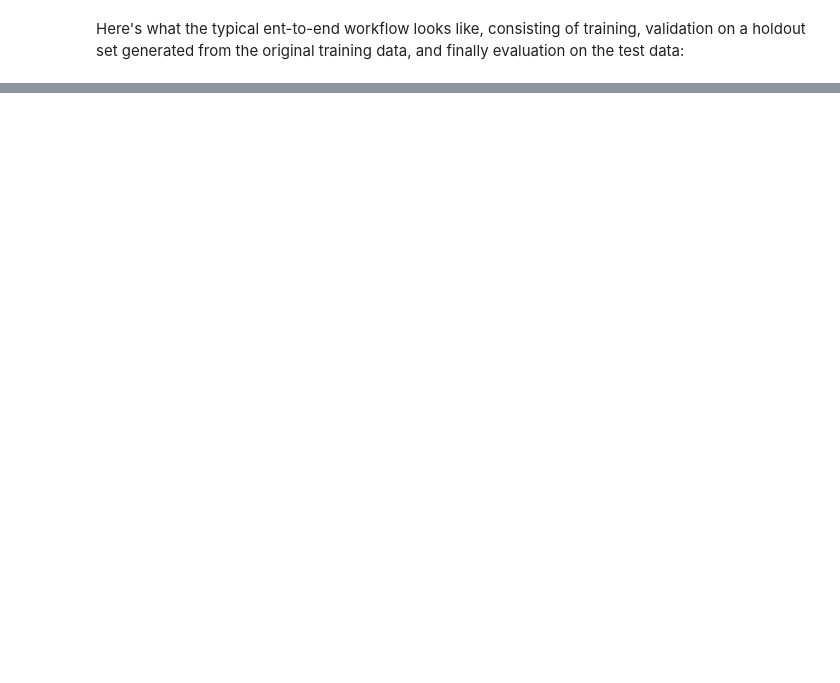
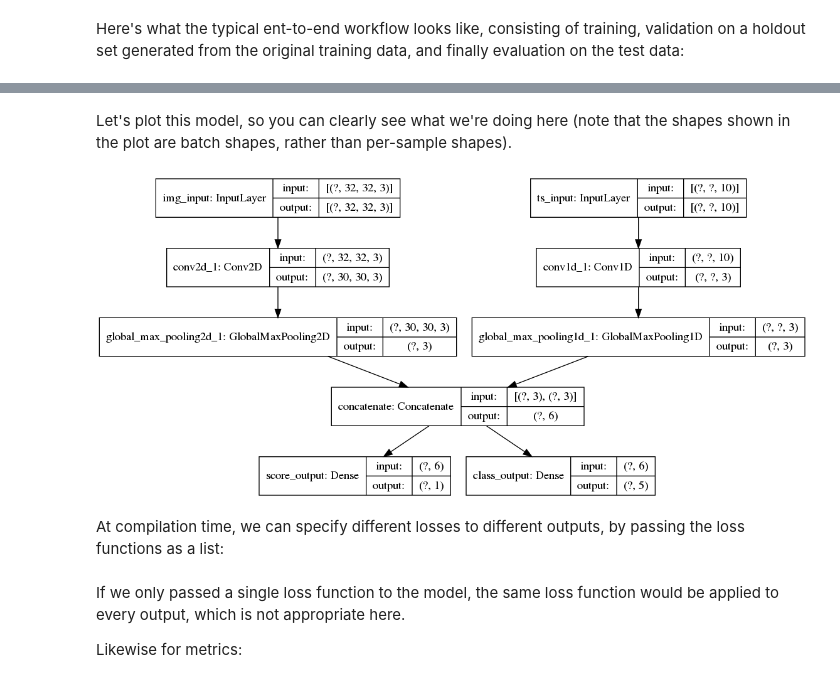
Before and after one commit to JKeun/tf2-keras-tutorials, a Jupyter notebook: notebooks/keras-guide/tarin-and-evalutate-with-Keras.ipynb, the cells around one changed output, grey strips where cells are left out. Cells and saved outputs as stored; diff of their text form; code cells hidden in the pictures; blank space fills up the shorter version.

Commit message:
add keras-key-features

```diff
--- a/notebooks/keras-guide/tarin-and-evalutate-with-Keras.ipynb
+++ b/notebooks/keras-guide/tarin-and-evalutate-with-Keras.ipynb
@@ -105,0 +653,25 @@ predictions shape: (3, 10)
+# %%
+image_input = keras.Input(shape=(32, 32, 3), name='img_input')
+timeseries_input = keras.Input(shape=(None, 10), name='ts_input')
+
+x1 = layers.Conv2D(3, 3)(image_input)
+x1 = layers.GlobalMaxPooling2D()(x1)
+
+x2 = layers.Conv1D(3, 3)(timeseries_input)
+x2 = layers.GlobalMaxPooling1D()(x2)
+
+x = layers.concatenate([x1, x2])
+
+score_output = layers.Dense(1, name='score_output')(x)
+class_output = layers.Dense(5, name='class_output')(x)
+
+model = keras.Model(inputs=[image_input, timeseries_input],
+                    outputs=[score_output, class_output])
+# %% [markdown]
+Let's plot this model, so you can clearly see what we're doing here (note that the shapes shown in the plot are batch shapes, rather than per-sample shapes).
+# %%
+keras.utils.plot_model(model, 'multi_input_and_output_model.png', show_shapes=True)
+# %% [output]
+[figure, added]
+# %% [markdown]
+At compilation time, we can specify different losses to different outputs, by passing the loss functions as a list:
@@ -105,0 +683,4 @@ predictions shape: (3, 10)
+# %% [markdown]
+If we only passed a single loss function to the model, the same loss function would be applied to every output, which is not appropriate here.
+
+Likewise for metrics:
```
Also changed, not shown: parts of 58 cells of this notebook, 8 other files.
